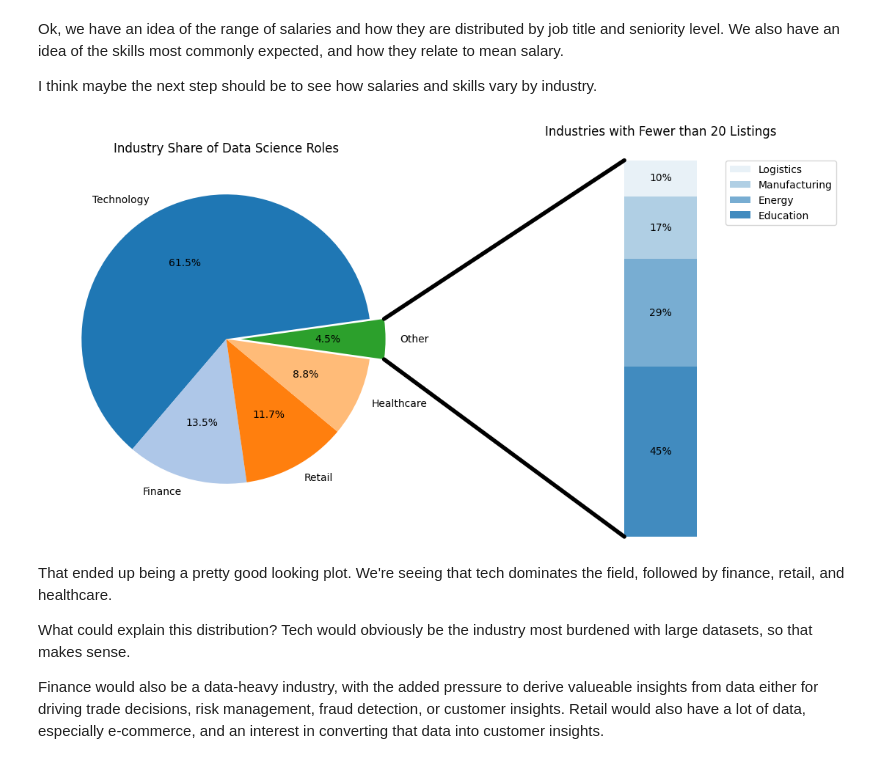
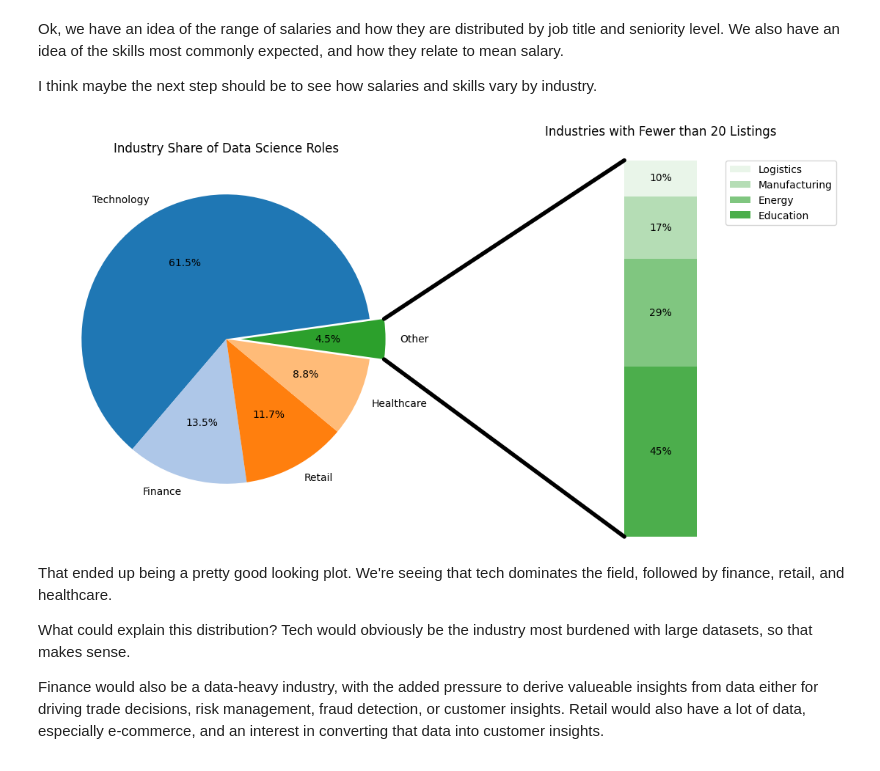
Before and after one commit to PirateWa1rus/PythonPractice, a Jupyter notebook: DSJobs/DSJobs_analysis.ipynb, the cells around one changed output. Cells and saved outputs as stored; diff of their text form; code cells hidden in the pictures.

```diff
--- a/DSJobs/DSJobs_analysis.ipynb
+++ b/DSJobs/DSJobs_analysis.ipynb
@@ -371,7 +373,7 @@ width = 0.2
 ## stack bars to match legend order
 for s, (height, label) in enumerate(reversed([*zip(bar_sizes, bar_labels)])):
     bottom -= height
-    bc = ax2.bar(0, height, width, bottom=bottom, label=label, color='C0', alpha = 0.1 + 0.25 * s)
+    bc = ax2.bar(0, height, width, bottom=bottom, label=label, color='C2', alpha = 0.1 + 0.25 * s)
     ## create bars
     ax2.bar_label(bc, labels = [f"{(height):.0%}"], label_type = 'center')
 
@@ -380,34 +382,34 @@ ax2.set_title('Industries with Fewer than 20 Listings')
 ax2.legend(loc = 'best', bbox_to_anchor=(1, 0.965))
 ax2.axis('off')
 ax2.set_xlim(-2.5*width, 2.5*width)
 
 ## Now we draw some lines connecting the pie to the bar chart.
 ## Theta values here represent the ends of the curve of the "Other" wedge that we'll be exploding and making a bar for.
 theta1, theta2 = wedges[4].theta1, wedges[4].theta2
 center, r = wedges[4].center, wedges[4].r
 bar_height = sum(bar_sizes)
 
 ## draw top connecting line
 x = r * np.cos(np.pi / 180 * theta2) + center[0]
 y = r * np.sin(np.pi / 180 * theta2) + center[1]
 con = ConnectionPatch(xyA=(-width / 2, bar_height), coordsA=ax2.transData,
                       xyB=(x, y), coordsB=ax1.transData)
 con.set_color([0, 0, 0])
 con.set_linewidth(4)
 ax2.add_artist(con)
 
 ## draw bottom connecting line
 x = r * np.cos(np.pi / 180 * theta1) + center[0]
 y = r * np.sin(np.pi / 180 * theta1) + center[1]
 con = ConnectionPatch(xyA=(-width / 2, 0), coordsA=ax2.transData,
                       xyB=(x, y), coordsB=ax1.transData)
 con.set_color([0, 0, 0])
 ax2.add_artist(con)
 con.set_linewidth(4)
 
 plt.show()
 # %% [output]
-[figure, old version]
+[figure, new version]
 # %% [markdown]
 That ended up being a pretty good looking plot. We're seeing that tech dominates the field, followed by finance, retail, and healthcare.
 
```
Also changed, not shown: parts of 23 cells of this notebook, 3 other files.
